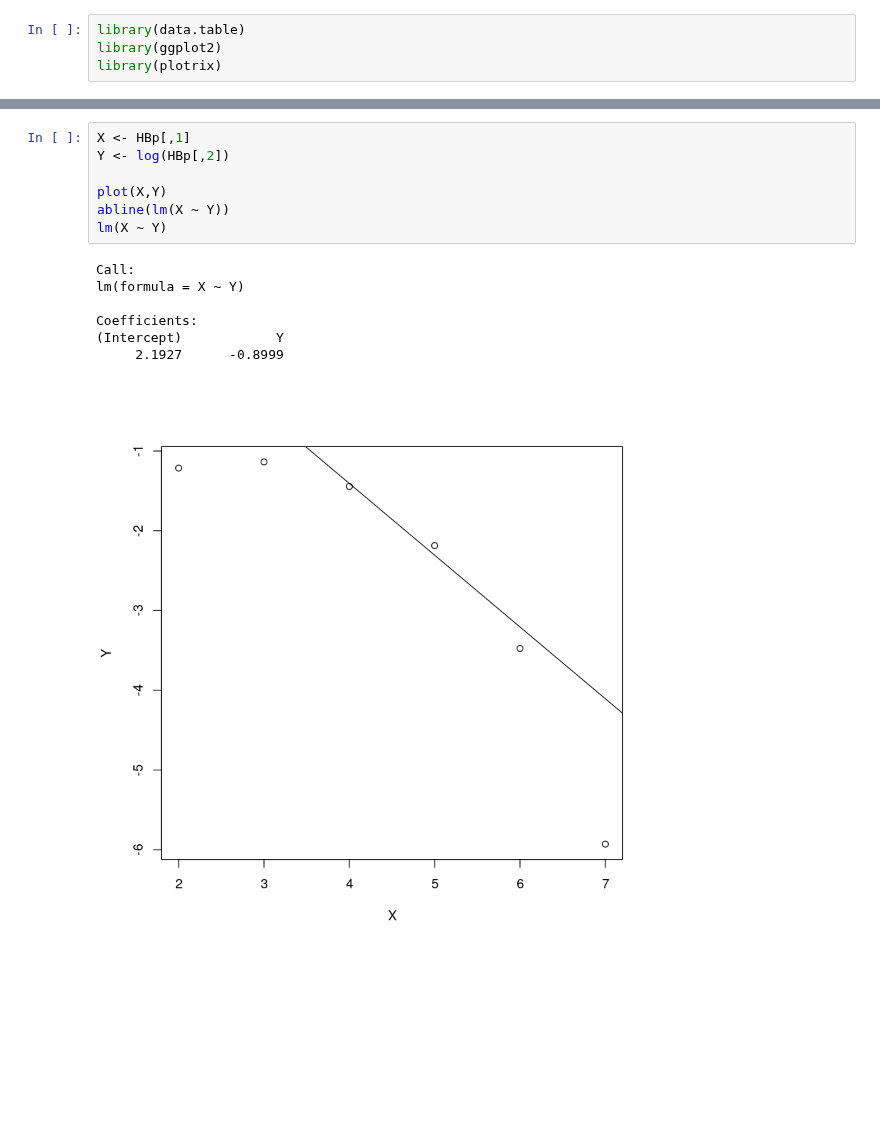
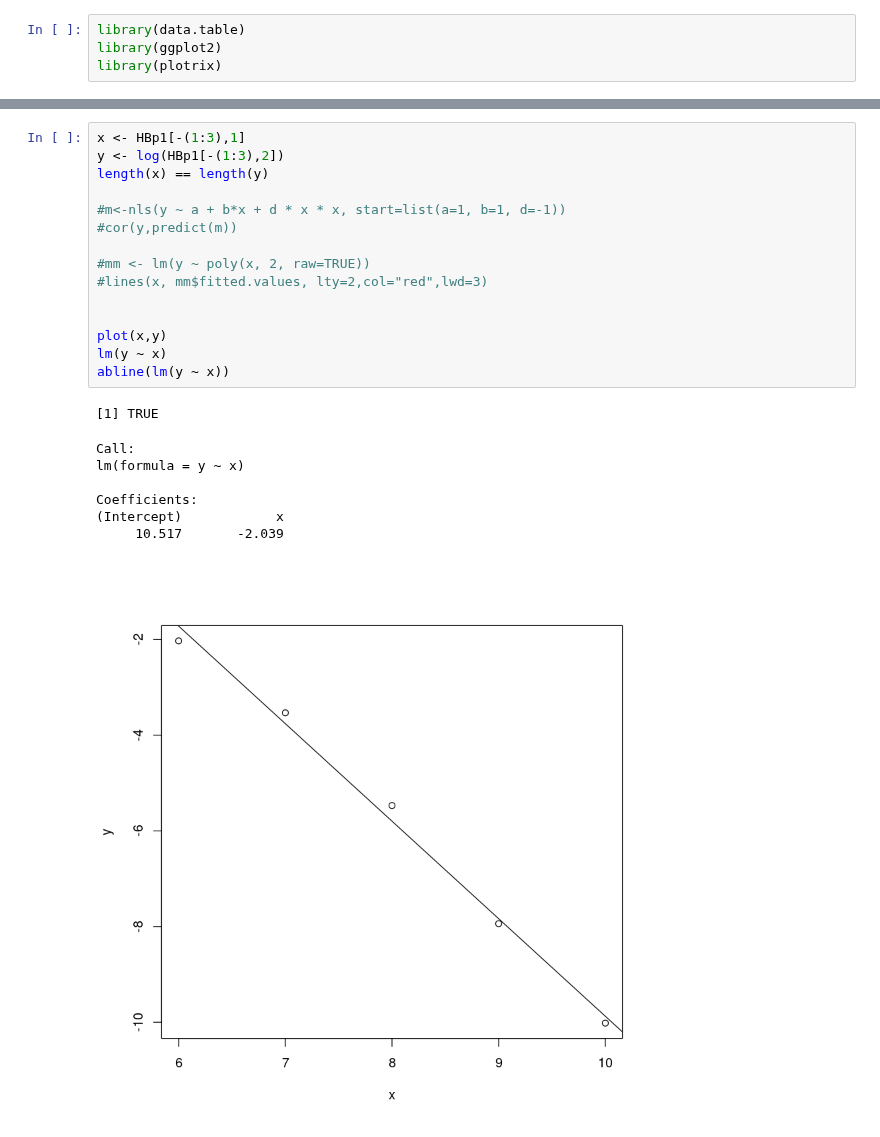
Before and after one commit to BFSteam/memory, a Jupyter notebook: jup/R/Burst.ipynb, the cells around one changed output, grey strips where cells are left out. Saved outputs shown, nothing was run; the diff lists cells and outputs as text; blank space fills up the shorter version.

```diff
--- a/jup/R/Burst.ipynb
+++ b/jup/R/Burst.ipynb
@@ -53,15 +41,24 @@ box()
-# %%
-X <- HBp[,1]
-Y <- log(HBp[,2])
-
-plot(X,Y)
-abline(lm(X ~ Y))
-lm(X ~ Y)
-# %% [output]
-Call:
-lm(formula = X ~ Y)
-
-Coefficients:
-(Intercept)            Y
-     2.1927      -0.8999
-[figure, removed]
+# %%
+x <- HBp1[-(1:3),1]
+y <- log(HBp1[-(1:3),2])
+length(x) == length(y)
+
+#m<-nls(y ~ a + b*x + d * x * x, start=list(a=1, b=1, d=-1))
+#cor(y,predict(m))
+
+#mm <- lm(y ~ poly(x, 2, raw=TRUE))
+#lines(x, mm$fitted.values, lty=2,col="red",lwd=3)
+
+
+plot(x,y)
+lm(y ~ x)
+abline(lm(y ~ x))
+# %% [output]
+[1] TRUE
+Call:
+lm(formula = y ~ x)
+
+Coefficients:
+(Intercept)            x
+     10.517       -2.039
+[figure, added]
```
Also changed, not shown: parts of 4 cells of this notebook, 10 other files.
